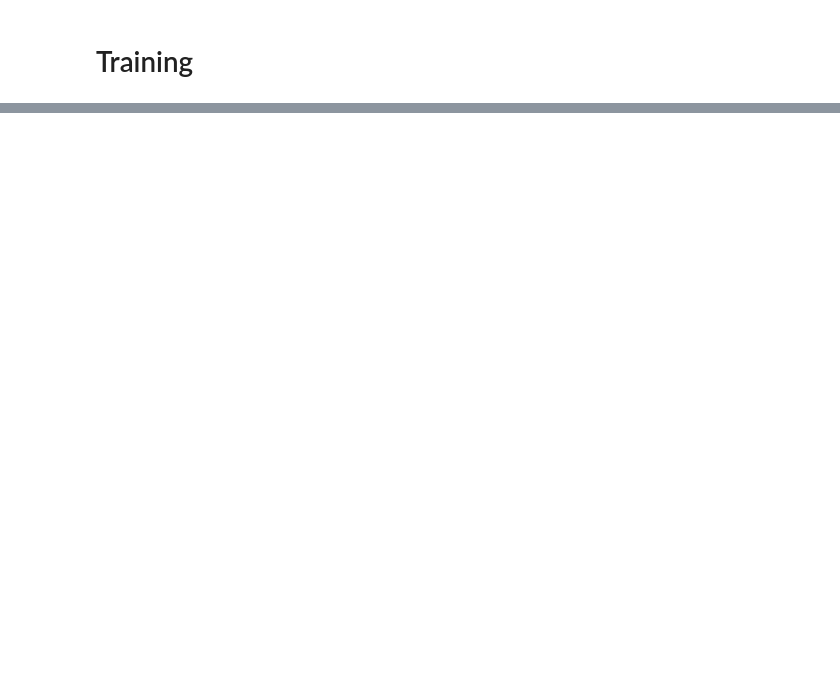
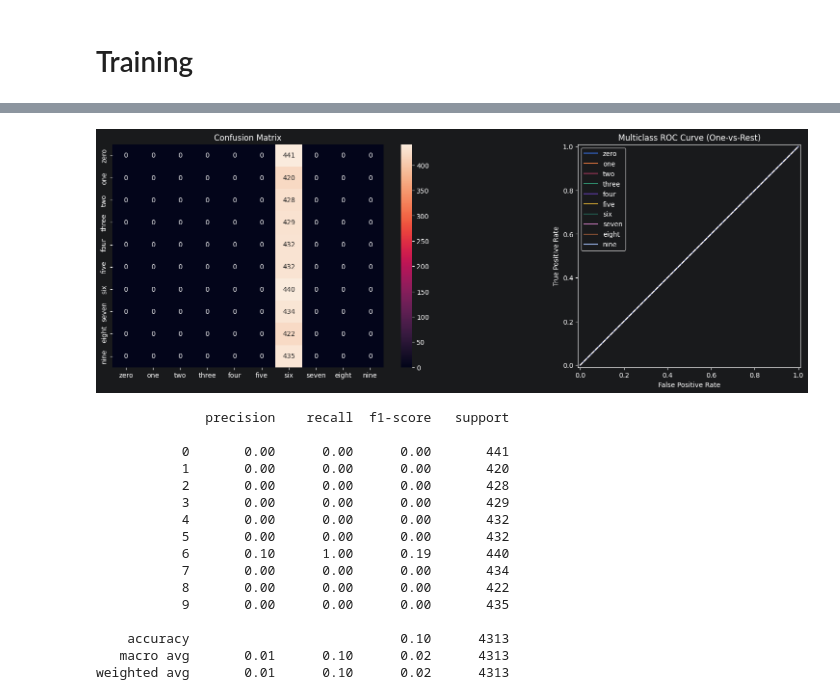
Before and after one commit to xXKeNdAmAmAsTeRXx/Deep_Learning_Labs, a Jupyter notebook: Lab8/2_Training.ipynb, the cells around one changed output, grey strips where cells are left out. Cells and saved outputs as stored; diff of their text form; code cells hidden in the pictures; blank space fills up the shorter version.

Commit message:
predit on train and test data (failue), audio normalization and substracting dc shift (mic) issue

```diff
--- a/Lab8/2_Training.ipynb
+++ b/Lab8/2_Training.ipynb
@@ -67,0 +84,6 @@ Saved new best model to Models/model_1/fold_0.pth, with new best_val_loss=2.3149
+# %%
+import os
+from utils8.Predictor import Predictor
+
+model_path = os.path.join('Models', 'model_1')
+predictor_obj = Predictor(model_path)
@@ -67,0 +161,21 @@ Saved new best model to Models/model_1/fold_0.pth, with new best_val_loss=2.3149
+# %%
+# Test data Classification report
+predictor_obj.metric_report(data=Subset(dataset, test_idx))
+# %% [output]
+[figure, added]
+              precision    recall  f1-score   support
+
+           0       0.00      0.00      0.00       441
+           1       0.00      0.00      0.00       420
+           2       0.00      0.00      0.00       428
+           3       0.00      0.00      0.00       429
+           4       0.00      0.00      0.00       432
+           5       0.00      0.00      0.00       432
+           6       0.10      1.00      0.19       440
+           7       0.00      0.00      0.00       434
+           8       0.00      0.00      0.00       422
+           9       0.00      0.00      0.00       435
+
+    accuracy                           0.10      4313
+   macro avg       0.01      0.10      0.02      4313
+weighted avg       0.01      0.10      0.02      4313
```
Also changed, not shown: parts of 7 cells of this notebook, 6 other files.
